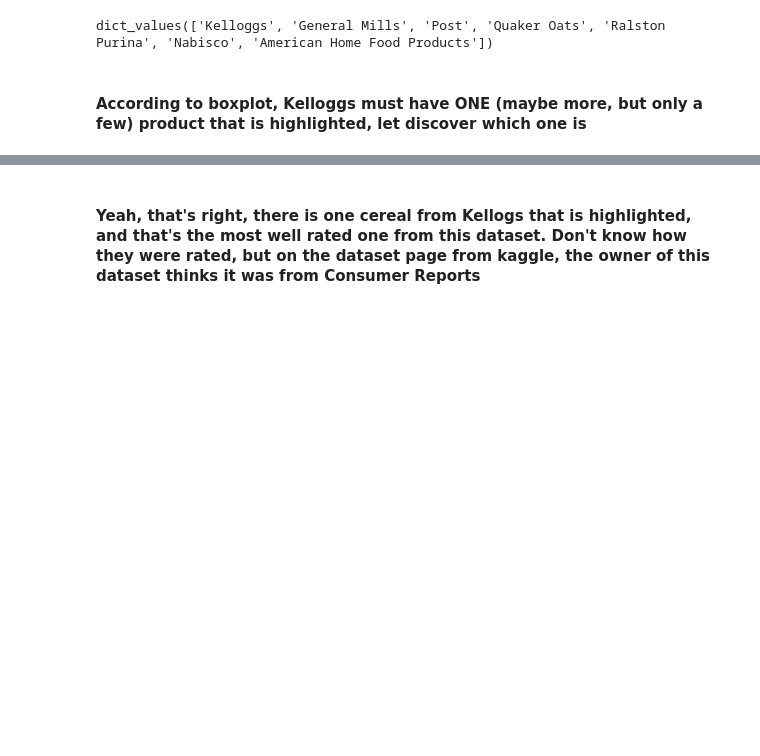
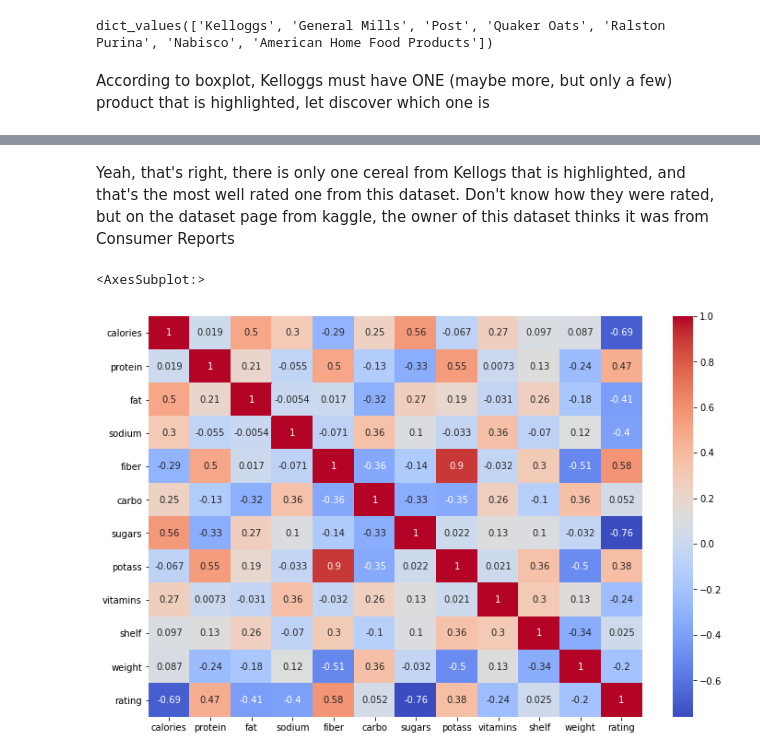
Before and after one commit to thiagocoral/kaggle-projects, a Jupyter notebook: cereal/cereal-notebook.ipynb, the cells around one changed output, grey strips where cells are left out. Drawn from its saved outputs; the diff is of its cells as text; code cells hidden in the pictures; blank space fills up the shorter version.

```diff
--- a/cereal/cereal-notebook.ipynb
+++ b/cereal/cereal-notebook.ipynb
@@ -205,7 +205,7 @@ manufacturers.values()
 # %% [output]
 dict_values(['Kelloggs', 'General Mills', 'Post', 'Quaker Oats', 'Ralston Purina', 'Nabisco', 'American Home Food Products'])
 # %% [markdown]
-#### According to boxplot, Kelloggs must have ONE (maybe more, but only a few) product that is highlighted, let discover which one is
+According to boxplot, Kelloggs must have ONE (maybe more, but only a few) product that is highlighted, let discover which one is
 # %%
 df[df["mfr"]=="K"].sort_values("rating",ascending=False).head(5)
 # %% [output]
@@ -216,4 +216,10 @@ df[df["mfr"]=="K"].sort_values("rating",ascending=False).head(5)
 | 26 | Frosted Mini-Wheats | K | C | 100 | 3 | 0 | 0 | 3.0 | 14.0 | 7 | 100 | ... |
 | 60 | Raisin Squares | K | C | 90 | 2 | 0 | 0 | 2.0 | 15.0 | 6 | 110 | ... |
 # %% [markdown]
-#### Yeah, that's right, there is one cereal from Kellogs that is highlighted, and that's the most well rated one from this dataset. Don't know how they were rated, but on the dataset page from kaggle, the owner of this dataset thinks it was from Consumer Reports
+Yeah, that's right, there is only one cereal from Kellogs that is highlighted, and that's the most well rated one from this dataset. Don't know how they were rated, but on the dataset page from kaggle, the owner of this dataset thinks it was from Consumer Reports
+# %%
+plt.figure(figsize=(12,8))
+sns.heatmap(df.corr(),cmap="coolwarm",annot=True)
+# %% [output]
+<AxesSubplot:>
+[figure, added]
```
Also changed, not shown: parts of 8 cells of this notebook.
